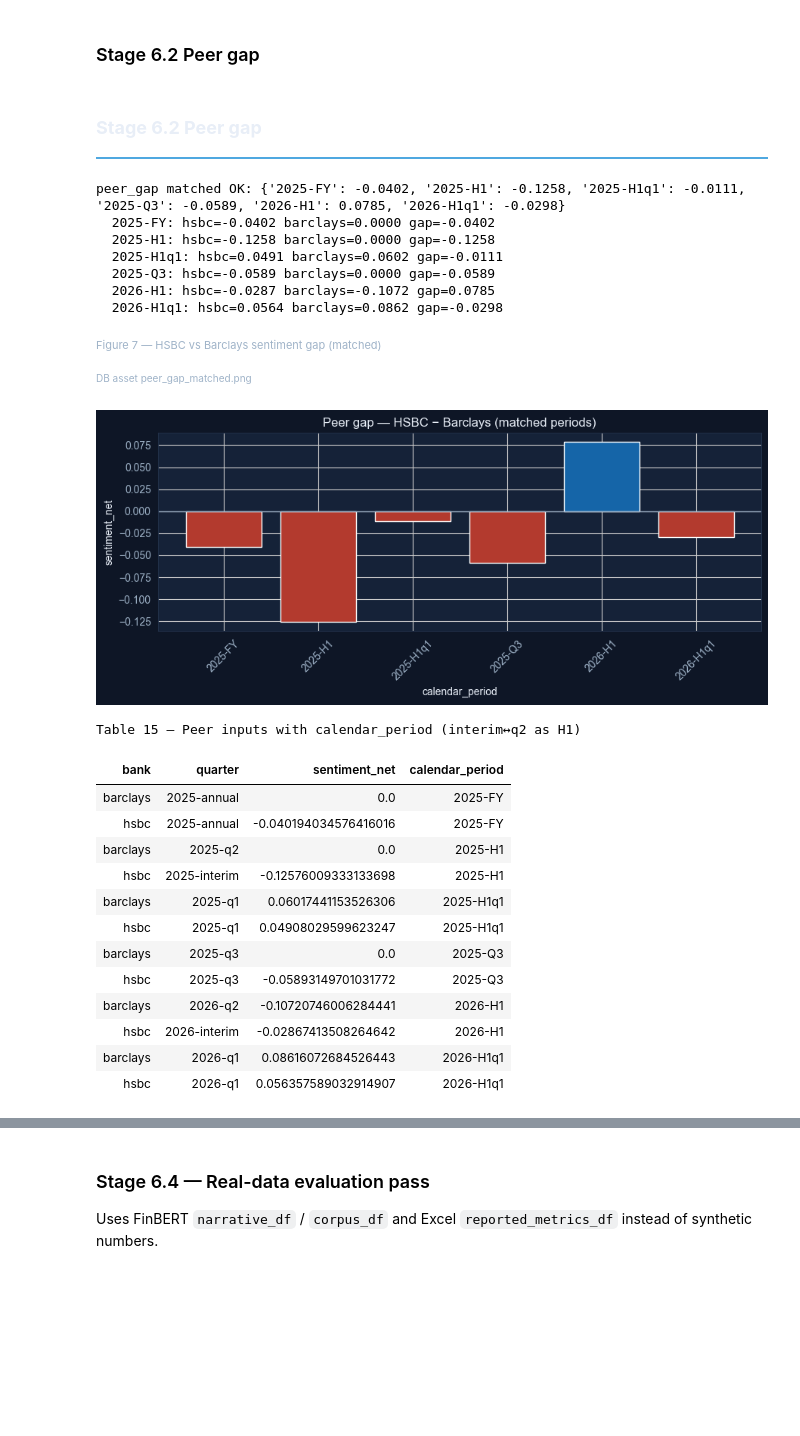
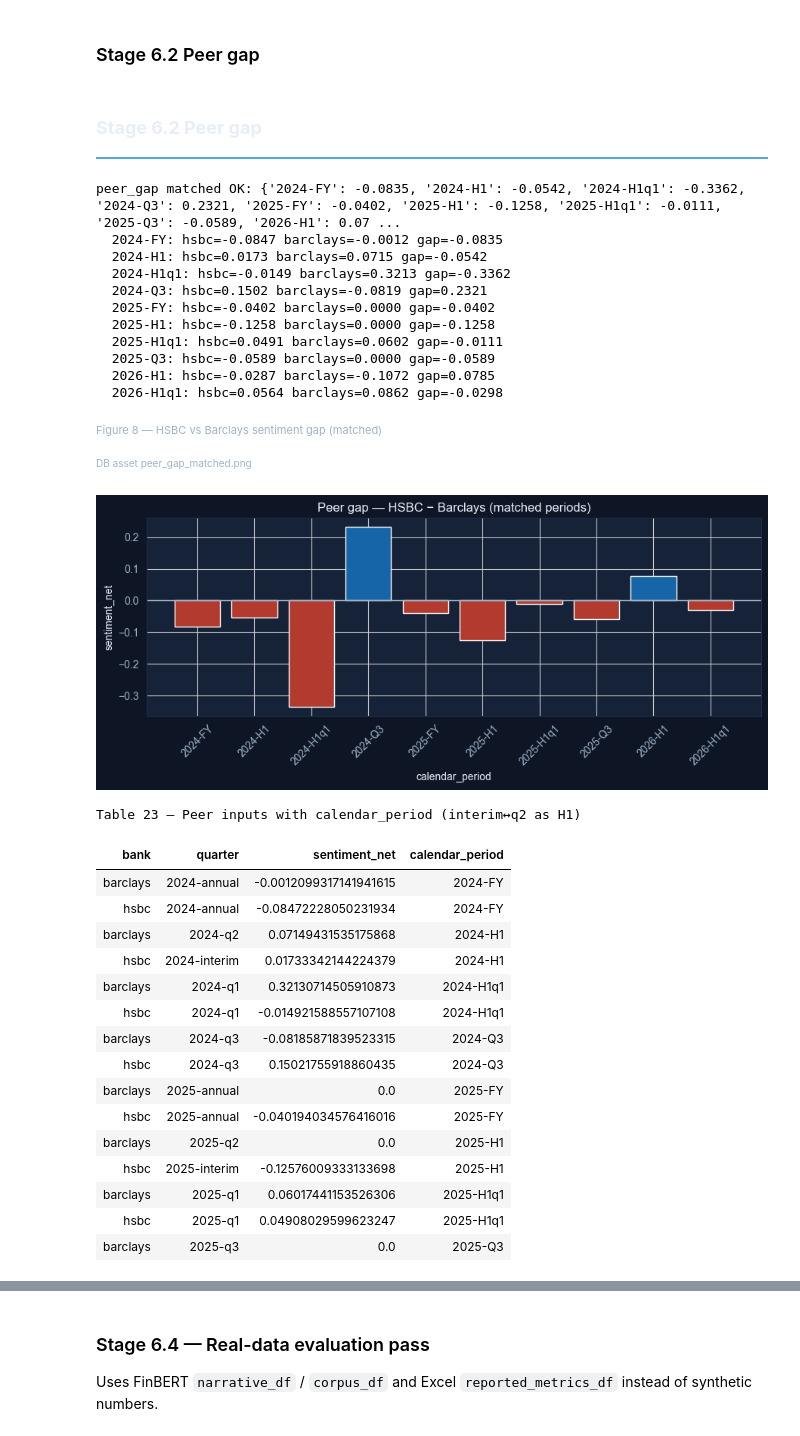
Before and after one commit to susanavenda/boe-earnings-insights, a Jupyter notebook: notebooks/boe_earnings_insights.ipynb, the cells around one changed output, grey strips where cells are left out. Cells and saved outputs as stored; diff of their text form; code cells hidden in the pictures; blank space fills up the shorter version.

```diff
--- a/notebooks/boe_earnings_insights.ipynb
+++ b/notebooks/boe_earnings_insights.ipynb
@@ -593,10 +1050,19 @@ for path, raw in raw_by_file.items():
 all_turns_df = pd.concat(all_turns, ignore_index=True) if all_turns else pd.DataFrame()
 kpi_row([
     ('Turns', str(len(all_turns_df)), 'speaker segments'),
-    ('Analyst', str(int((all_turns_df['role'] == 'analyst').sum()) if len(all_turns_df) else 0), 'Q&A side'),
-    ('Management', str(int((all_turns_df['role'] == 'management').sum()) if len(all_turns_df) else 0), 'bank side'),
+    ('Analyst', str(int((all_turns_df['role'] == 'analyst').sum()) if len(all_turns_df) and 'role' in all_turns_df.columns else 0), 'Q&A side'),
+    ('Management', str(int((all_turns_df['role'] == 'management').sum()) if len(all_turns_df) and 'role' in all_turns_df.columns else 0), 'bank side'),
 ])
-display_table(all_turns_df[['bank', 'quarter', 'speaker', 'firm', 'role']].head(12), title='Sample speaker turns')
+_sample_cols = [c for c in ['bank', 'quarter', 'speaker', 'firm', 'role'] if c in all_turns_df.columns]
+if _sample_cols:
+    display_table(all_turns_df[_sample_cols].head(12), title='Sample speaker turns')
+else:
+    insight(
+        'No speaker turns — PDFs were not found. On Colab, upload Boe_Earnings_Insights_Workspace.zip '
+        'to My Drive (must contain data/raw/transcripts), unzip/re-run Stage 0 so RAW_ROOT points at those files, '
+        'then re-run this cell. Locally, run from the repo so data/raw/transcripts exists.',
+        kind='warn',
+    )
 # %% [output]
 Stage 1.3 — Speaker segmentation
 Turns
@@ -1818,6 +2549,11 @@ section_header('Stage 6.2 Peer gap')
 
 # Map bank-specific labels onto shared calendar periods for peer compare
 QUARTER_TO_PERIOD = {
+    '2024-q1': '2024-H1q1',
+    '2024-interim': '2024-H1',
+    '2024-q2': '2024-H1',
+    '2024-q3': '2024-Q3',
+    '2024-annual': '2024-FY',
     '2025-q1': '2025-H1q1',
     '2025-interim': '2025-H1',
     '2025-q2': '2025-H1',
@@ -1934,38 +2670,50 @@ if 'finbert_sentiment' in corpus_df.columns:
     _cq = add_calendar_period(corpus_df.copy())
     _nn = (
         _cq.groupby(['calendar_period', 'bank'])['finbert_sentiment']
         .apply(lambda s: (s != 'neutral').mean())
         .unstack(fill_value=0)
     )
     if {'hsbc', 'barclays'} <= set(_nn.columns):
         trivial = (_nn['hsbc'] == 0) | (_nn['barclays'] == 0)
         trivial = trivial.reindex(gap.index).fillna(False)
         display_table(
             pd.DataFrame({
                 'hsbc_minus_barclays': gap,
                 'peer_informative': ~trivial.values if len(trivial) else True,
             }).reset_index(),
             title='Matched peer gap (peer_informative=False if either bank is 100% FinBERT-neutral)',
         )
 insight(
     'Matched periods: HSBC interim ↔ Barclays q2 as H1. Missing bank → no gap (not zero). '
     'If one side is 100% FinBERT-neutral, gap equals the other net — do not treat as a strong A2 peer alert.',
     kind='key',
 )
 # %% [output]
 Stage 6.2 Peer gap
-peer_gap matched OK: {'2025-FY': -0.0402, '2025-H1': -0.1258, '2025-H1q1': -0.0111, '2025-Q3': -0.0589, '2026-H1': 0.0785, '2026-H1q1': -0.0298}
+peer_gap matched OK: {'2024-FY': -0.0835, '2024-H1': -0.0542, '2024-H1q1': -0.3362, '2024-Q3': 0.2321, '2025-FY': -0.0402, '2025-H1': -0.1258, '2025-H1q1': -0.0111, '2025-Q3': -0.0589, '2026-H1': 0.07 ...
+  2024-FY: hsbc=-0.0847 barclays=-0.0012 gap=-0.0835
+  2024-H1: hsbc=0.0173 barclays=0.0715 gap=-0.0542
+  2024-H1q1: hsbc=-0.0149 barclays=0.3213 gap=-0.3362
+  2024-Q3: hsbc=0.1502 barclays=-0.0819 gap=0.2321
   2025-FY: hsbc=-0.0402 barclays=0.0000 gap=-0.0402
   2025-H1: hsbc=-0.1258 barclays=0.0000 gap=-0.1258
   2025-H1q1: hsbc=0.0491 barclays=0.0602 gap=-0.0111
   2025-Q3: hsbc=-0.0589 barclays=0.0000 gap=-0.0589
   2026-H1: hsbc=-0.0287 barclays=-0.1072 gap=0.0785
   2026-H1q1: hsbc=0.0564 barclays=0.0862 gap=-0.0298
-Figure 7 — HSBC vs Barclays sentiment gap (matched)
+Figure 8 — HSBC vs Barclays sentiment gap (matched)
 DB asset peer_gap_matched.png
-[figure, old version]
+[figure, new version]
-Table 15 — Peer inputs with calendar_period (interim↔q2 as H1)
+Table 23 — Peer inputs with calendar_period (interim↔q2 as H1)
 | bank | quarter | sentiment_net | calendar_period |
+| barclays | 2024-annual | -0.0012099317141941615 | 2024-FY |
+| hsbc | 2024-annual | -0.08472228050231934 | 2024-FY |
+| barclays | 2024-q2 | 0.07149431535175868 | 2024-H1 |
+| hsbc | 2024-interim | 0.01733342144224379 | 2024-H1 |
+| barclays | 2024-q1 | 0.32130714505910873 | 2024-H1q1 |
+| hsbc | 2024-q1 | -0.014921588557107108 | 2024-H1q1 |
+| barclays | 2024-q3 | -0.08185871839523315 | 2024-Q3 |
+| hsbc | 2024-q3 | 0.15021755918860435 | 2024-Q3 |
 | barclays | 2025-annual | 0.0 | 2025-FY |
 | hsbc | 2025-annual | -0.040194034576416016 | 2025-FY |
 | barclays | 2025-q2 | 0.0 | 2025-H1 |
@@ -1973,8 +2721,3 @@ Table 15 — Peer inputs with calendar_period (interim↔q2 as H1)
 | barclays | 2025-q1 | 0.06017441153526306 | 2025-H1q1 |
 | hsbc | 2025-q1 | 0.04908029599623247 | 2025-H1q1 |
 | barclays | 2025-q3 | 0.0 | 2025-Q3 |
-| hsbc | 2025-q3 | -0.05893149701031772 | 2025-Q3 |
-| barclays | 2026-q2 | -0.10720746006284441 | 2026-H1 |
-| hsbc | 2026-interim | -0.02867413508264642 | 2026-H1 |
-| barclays | 2026-q1 | 0.08616072684526443 | 2026-H1q1 |
-| hsbc | 2026-q1 | 0.056357589032914907 | 2026-H1q1 |
```
Also changed, not shown: parts of 41 cells of this notebook, 29 other files.
